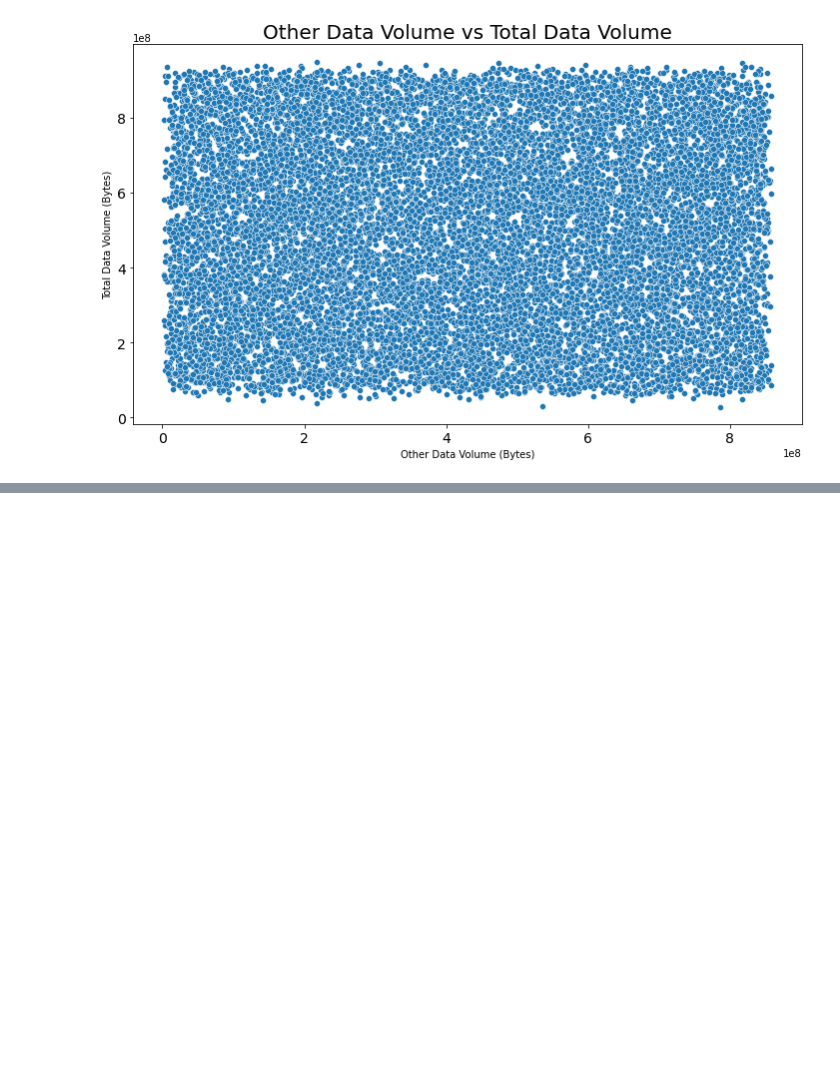
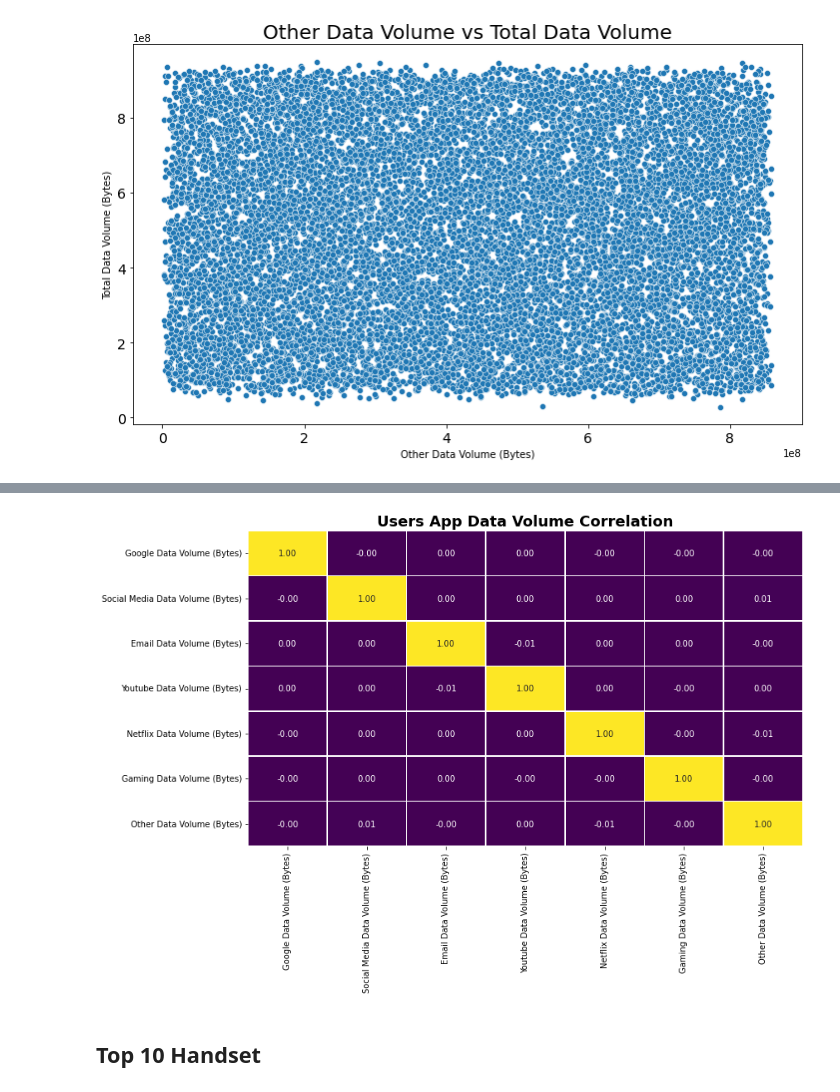
Before and after one commit to zelalemshiferaw/Telecommunication-Data-Analysis, a Jupyter notebook: notebooks/User Overview Analysis.ipynb, the cells around one changed output, grey strips where cells are left out. Saved outputs shown, nothing was run; the diff lists cells and outputs as text; code cells hidden in the pictures; blank space fills up the shorter version.

Commit message:
User app correlatioin analysis

```diff
--- a/notebooks/User Overview Analysis.ipynb
+++ b/notebooks/User Overview Analysis.ipynb
@@ -200,0 +203,3 @@ telecom_plot.plot_scatter(telecom_clean_df.head(15000), x_col="Other Data Volume
+# %%
+application_corelated_df = telecom_clean_df[['Google Data Volume (Bytes)','Social Media Data Volume (Bytes)', 'Email Data Volume (Bytes)','Youtube Data Volume (Bytes)', 'Netflix Data Volume (Bytes)', 'Gaming Data Volume (Bytes)','Other Data Volume (Bytes)']].corr()
+application_corelated_df
@@ -200,0 +215,6 @@ telecom_plot.plot_scatter(telecom_clean_df.head(15000), x_col="Other Data Volume
+# %%
+telecom_plot.plot_heatmap(application_corelated_df, "Users App Data Volume Correlation")
+# %% [output]
+[figure, added]
+# %% [markdown]
+## Top 10 Handset
```
Also changed, not shown: parts of 12 cells of this notebook, 1 other file.
